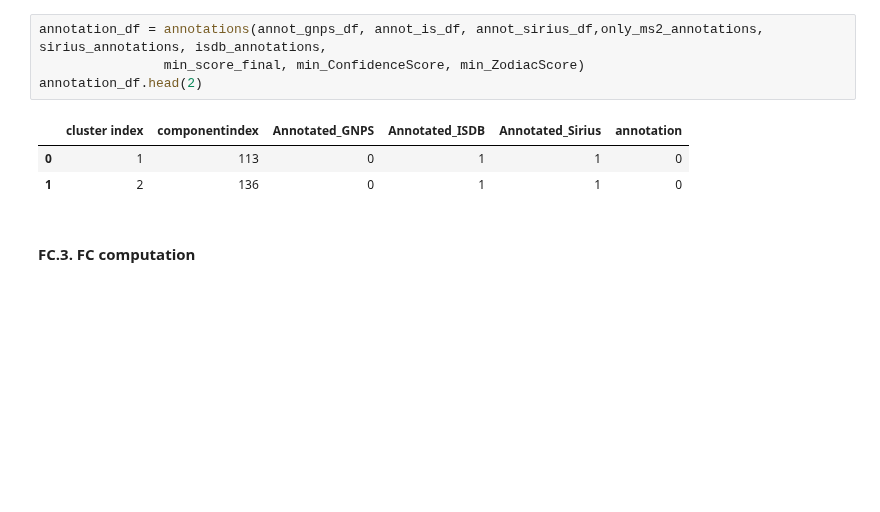
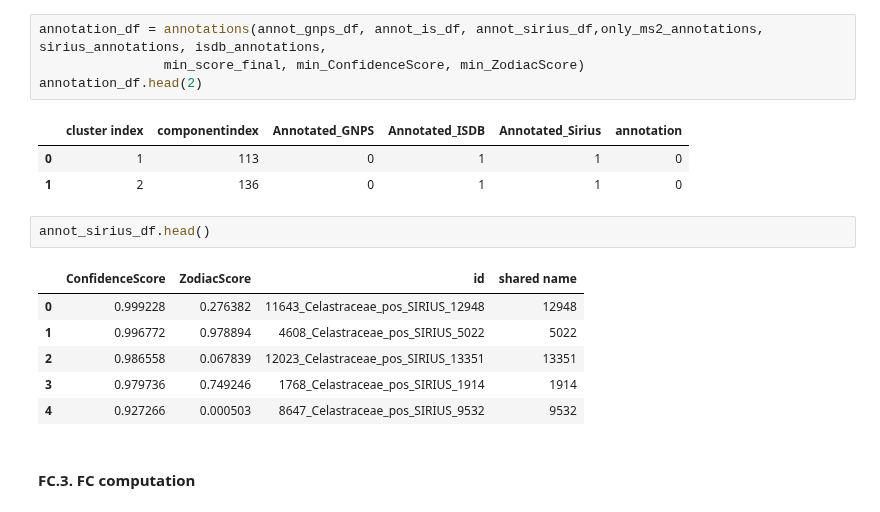
Before and after one commit to luigiquiros/inventa, a Jupyter notebook: notebook/inventa.ipynb, the cells around one changed output. Drawn from its saved outputs; the diff is of its cells as text; blank space fills up the shorter version.

```diff
--- a/notebook/inventa.ipynb
+++ b/notebook/inventa.ipynb
@@ -294,6 +270,15 @@ annotation_df.head(2)
 |  | cluster index | componentindex | Annotated_GNPS | Annotated_ISDB | Annotated_Sirius | annotation |
 | 0 | 1 | 113 | 0 | 1 | 1 | 0 |
 | 1 | 2 | 136 | 0 | 1 | 1 | 0 |
+# %%
+annot_sirius_df.head()
+# %% [output]
+|  | ConfidenceScore | ZodiacScore | id | shared name |
+| 0 | 0.999228 | 0.276382 | 11643_Celastraceae_pos_SIRIUS_12948 | 12948 |
+| 1 | 0.996772 | 0.978894 | 4608_Celastraceae_pos_SIRIUS_5022 | 5022 |
+| 2 | 0.986558 | 0.067839 | 12023_Celastraceae_pos_SIRIUS_13351 | 13351 |
+| 3 | 0.979736 | 0.749246 | 1768_Celastraceae_pos_SIRIUS_1914 | 1914 |
+| 4 | 0.927266 | 0.000503 | 8647_Celastraceae_pos_SIRIUS_9532 | 9532 |
 # %% [markdown]
 #### FC.3. FC computation
 # %%
```
Also changed, not shown: parts of 16 cells of this notebook, 5 other files.
